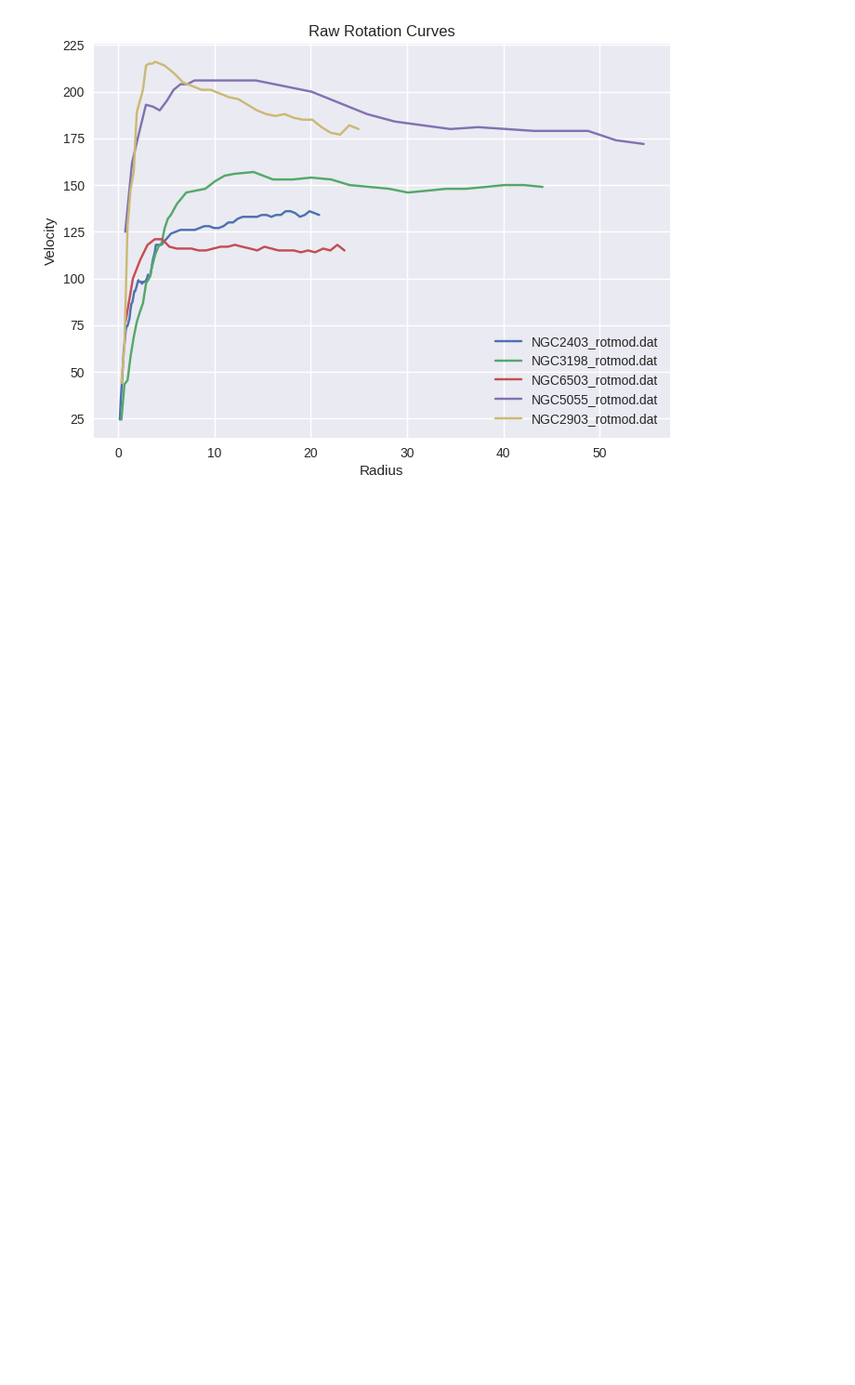
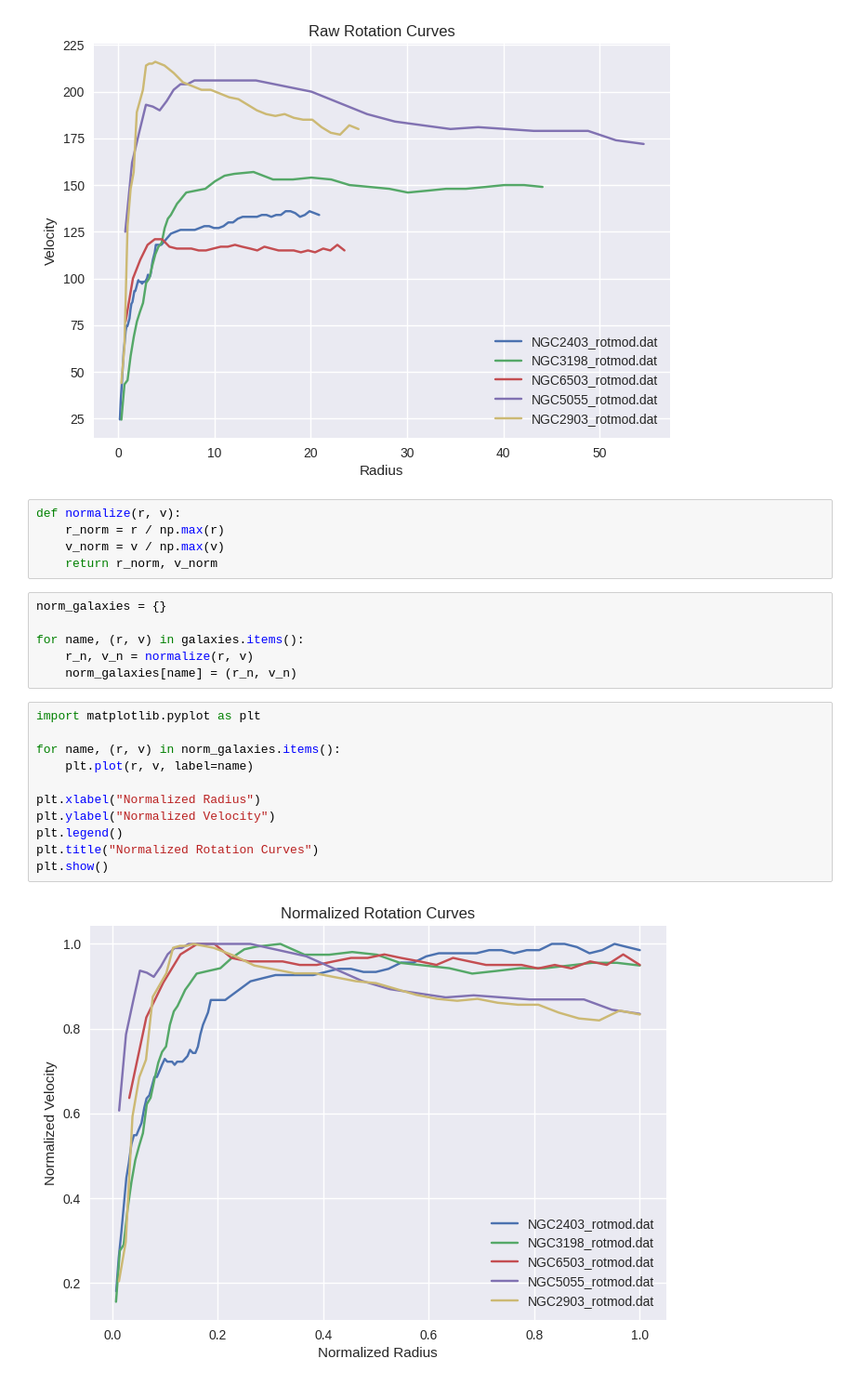
Before and after one commit to RajrupaDas/DMHalo, a Jupyter notebook: DMHalo.ipynb, the cells around one changed output. Shown at 93% size. Drawn from its saved outputs; the diff is of its cells as text; blank space fills up the shorter version.

```diff
--- a/DMHalo.ipynb
+++ b/DMHalo.ipynb
@@ -79,3 +79,27 @@ plt.title("Raw Rotation Curves")
 plt.show()
 # %% [output]
 [figure]
+# %%
+def normalize(r, v):
+    r_norm = r / np.max(r)
+    v_norm = v / np.max(v)
+    return r_norm, v_norm
+# %%
+norm_galaxies = {}
+
+for name, (r, v) in galaxies.items():
+    r_n, v_n = normalize(r, v)
+    norm_galaxies[name] = (r_n, v_n)
+# %%
+import matplotlib.pyplot as plt
+
+for name, (r, v) in norm_galaxies.items():
+    plt.plot(r, v, label=name)
+
+plt.xlabel("Normalized Radius")
+plt.ylabel("Normalized Velocity")
+plt.legend()
+plt.title("Normalized Rotation Curves")
+plt.show()
+# %% [output]
+[figure, added]
```
Also changed, not shown: parts of 5 cells of this notebook.
